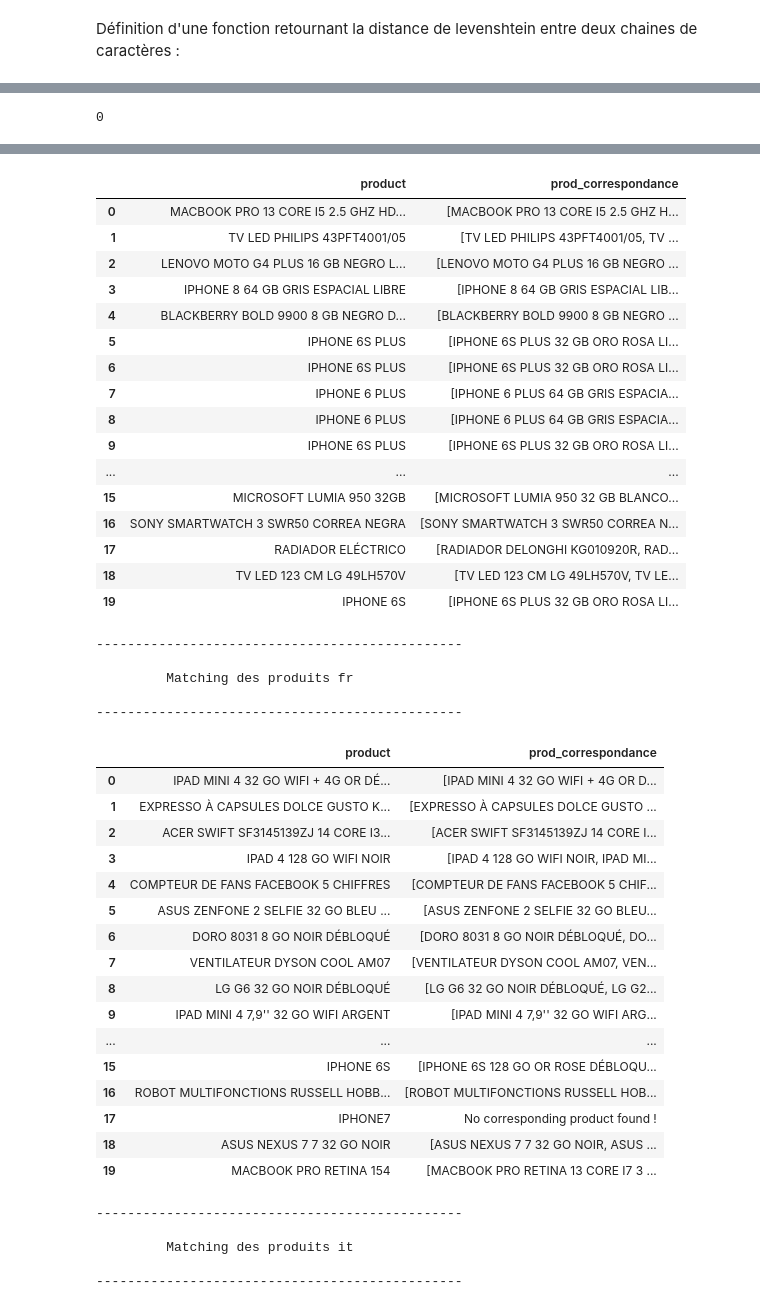
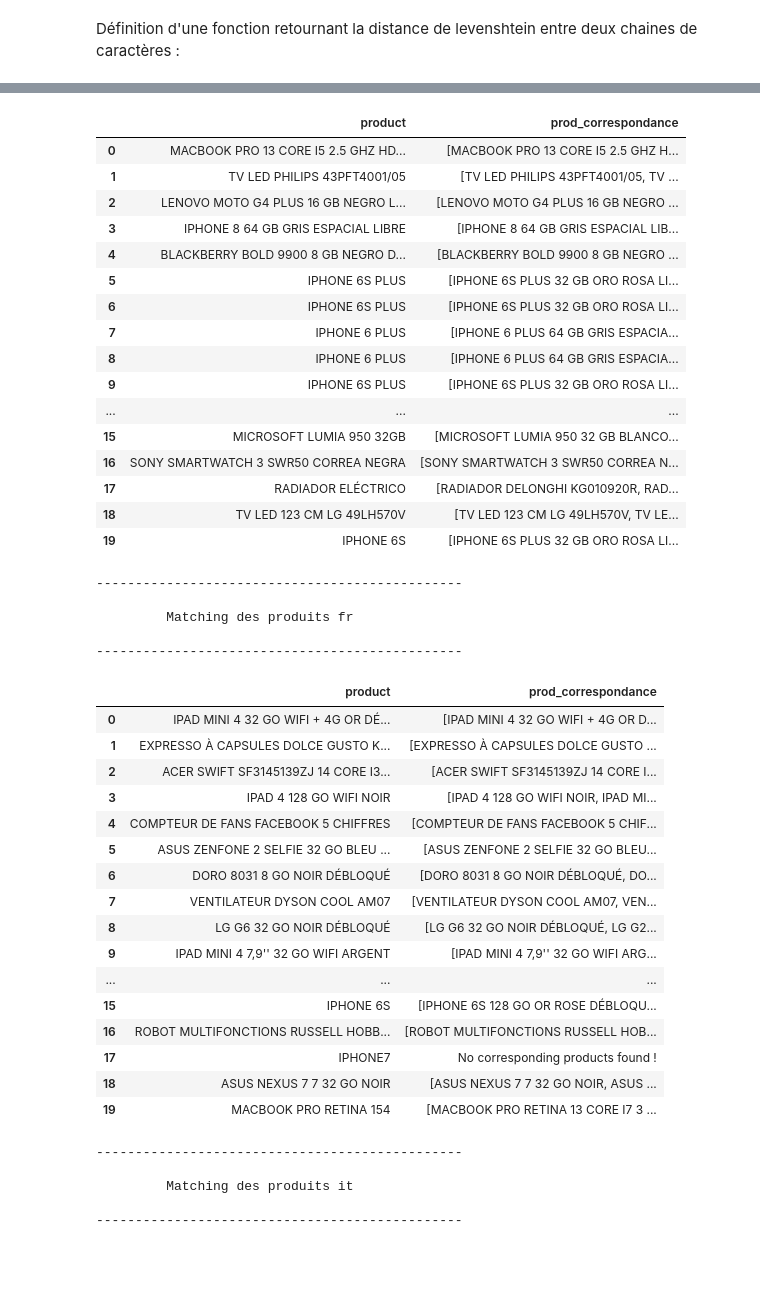
Before and after one commit to mohamedalani/Other, a Jupyter notebook: Challenge Backmarket/product_matching.ipynb, the cells around one changed output, grey strips where cells are left out. Drawn from its saved outputs; the diff is of its cells as text; code cells hidden in the pictures; blank space fills up the shorter version.

```diff
--- a/Challenge Backmarket/product_matching.ipynb
+++ b/Challenge Backmarket/product_matching.ipynb
@@ -86,5 +111,0 @@ files = (glob.glob("HOME_MISSION_SHARE/Recomendations/*.csv"))
-# %%
-alert = "alert7"
-alert.find(re.search(r'[A-Za-z][A-Za-z]+\d\s|[A-Za-z][A-Za-z]+\d$', alert).group(0))
-# %% [output]
-0
@@ -137,11 +130,13 @@ for i in range(0, int(len(files)/2)):
     df_alerts["prod_correspondance"] = [[] for i in range(df_alerts.shape[0])]
 
     for j, prod in enumerate(df_alerts["product"]):
+        #On donne un score de matching entre l'alerte et chaque produit du catalogue
         df_products["leveinshtein"] = df_products[title].map(lambda x : compute_levenshtein(x, prod))
 
         if df_products["leveinshtein"].min() == 999:
-            df_alerts.iloc[j, -1] = "No corresponding product found !"
+            df_alerts.iloc[j, -1] = "No corresponding products found !"
         else :
+            #On met les 7 top produits correspondants :
             for item in (df_products.sort_values("leveinshtein")[title].iloc[:7].values):
                 df_alerts.iloc[j, -1].append(item)
 
@@ -187,34 +182,34 @@ for i in range(0, int(len(files)/2)):
 | 5 | IPHONE 6S PLUS | [IPHONE 6S PLUS 32 GB ORO ROSA LI... |
 | 6 | IPHONE 6S PLUS | [IPHONE 6S PLUS 32 GB ORO ROSA LI... |
 | 7 | IPHONE 6 PLUS | [IPHONE 6 PLUS 64 GB GRIS ESPACIA... |
 | 8 | IPHONE 6 PLUS | [IPHONE 6 PLUS 64 GB GRIS ESPACIA... |
 | 9 | IPHONE 6S PLUS | [IPHONE 6S PLUS 32 GB ORO ROSA LI... |
 | ... | ... | ... |
 | 15 | MICROSOFT LUMIA 950 32GB | [MICROSOFT LUMIA 950 32 GB BLANCO... |
 | 16 | SONY SMARTWATCH 3 SWR50 CORREA NEGRA | [SONY SMARTWATCH 3 SWR50 CORREA N... |
 | 17 | RADIADOR ELÉCTRICO | [RADIADOR DELONGHI KG010920R, RAD... |
 | 18 | TV LED 123 CM LG 49LH570V | [TV LED 123 CM LG 49LH570V, TV LE... |
 | 19 | IPHONE 6S | [IPHONE 6S PLUS 32 GB ORO ROSA LI... |
 -----------------------------------------------
 
          Matching des produits fr
 
 -----------------------------------------------
 |  | product | prod_correspondance |
 | 0 | IPAD MINI 4 32 GO WIFI + 4G OR DÉ... | [IPAD MINI 4 32 GO WIFI + 4G OR D... |
 | 1 | EXPRESSO À CAPSULES DOLCE GUSTO K... | [EXPRESSO À CAPSULES DOLCE GUSTO ... |
 | 2 | ACER SWIFT SF3145139ZJ 14 CORE I3... | [ACER SWIFT SF3145139ZJ 14 CORE I... |
 | 3 | IPAD 4 128 GO WIFI NOIR | [IPAD 4 128 GO WIFI NOIR, IPAD MI... |
 | 4 | COMPTEUR DE FANS FACEBOOK 5 CHIFFRES | [COMPTEUR DE FANS FACEBOOK 5 CHIF... |
 | 5 | ASUS ZENFONE 2 SELFIE 32 GO BLEU ... | [ASUS ZENFONE 2 SELFIE 32 GO BLEU... |
 | 6 | DORO 8031 8 GO NOIR DÉBLOQUÉ | [DORO 8031 8 GO NOIR DÉBLOQUÉ, DO... |
 | 7 | VENTILATEUR DYSON COOL AM07 | [VENTILATEUR DYSON COOL AM07, VEN... |
 | 8 | LG G6 32 GO NOIR DÉBLOQUÉ | [LG G6 32 GO NOIR DÉBLOQUÉ, LG G2... |
 | 9 | IPAD MINI 4 7,9'' 32 GO WIFI ARGENT | [IPAD MINI 4 7,9'' 32 GO WIFI ARG... |
 | ... | ... | ... |
 | 15 | IPHONE 6S | [IPHONE 6S 128 GO OR ROSE DÉBLOQU... |
 | 16 | ROBOT MULTIFONCTIONS RUSSELL HOBB... | [ROBOT MULTIFONCTIONS RUSSELL HOB... |
-| 17 | IPHONE7 | No corresponding product found ! |
+| 17 | IPHONE7 | No corresponding products found ! |
 | 18 | ASUS NEXUS 7 7 32 GO NOIR | [ASUS NEXUS 7 7 32 GO NOIR, ASUS ... |
 | 19 | MACBOOK PRO RETINA 154 | [MACBOOK PRO RETINA 13 CORE I7 3 ... |
 -----------------------------------------------
```
Also changed, not shown: parts of 4 cells of this notebook, 1 other file.
